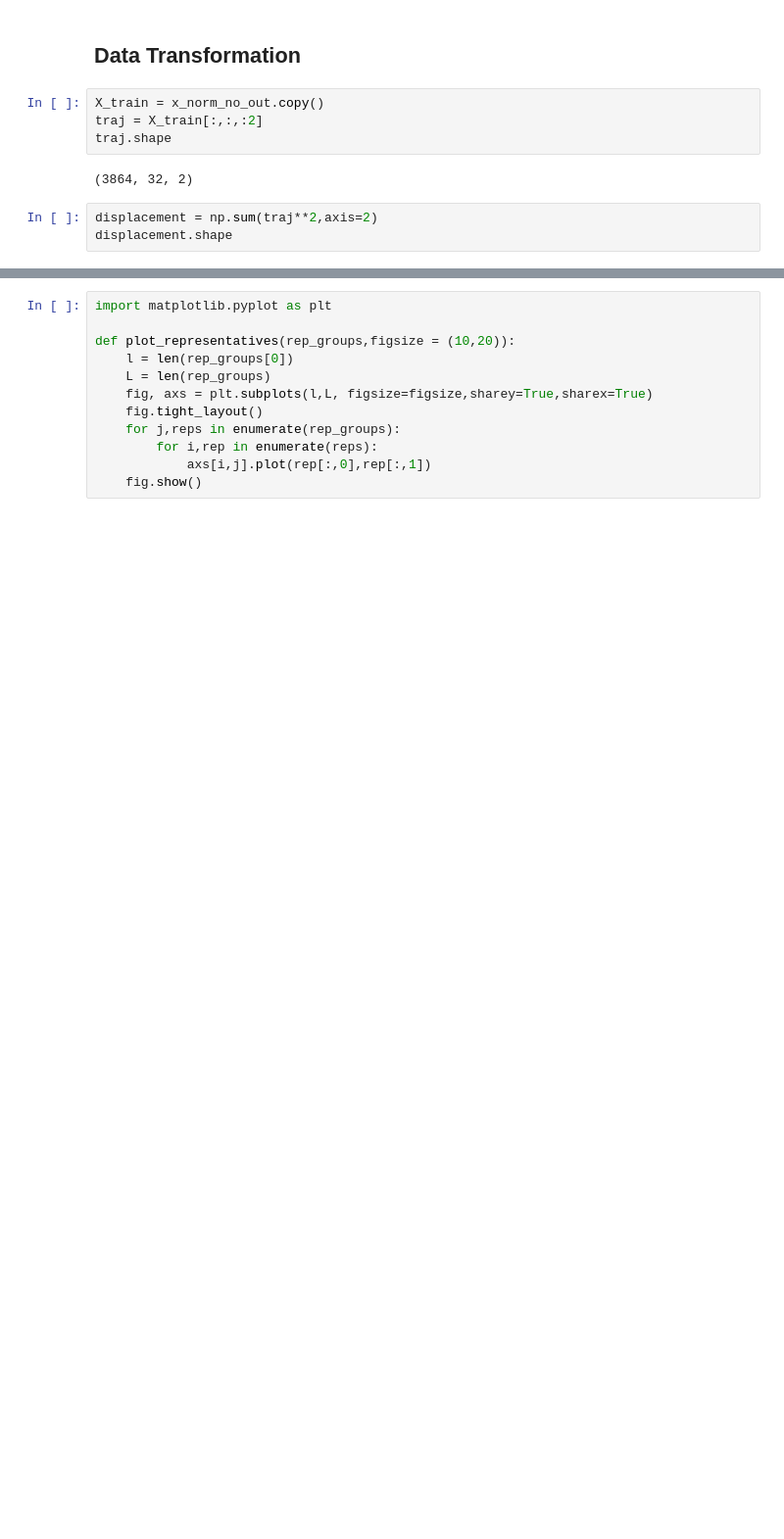
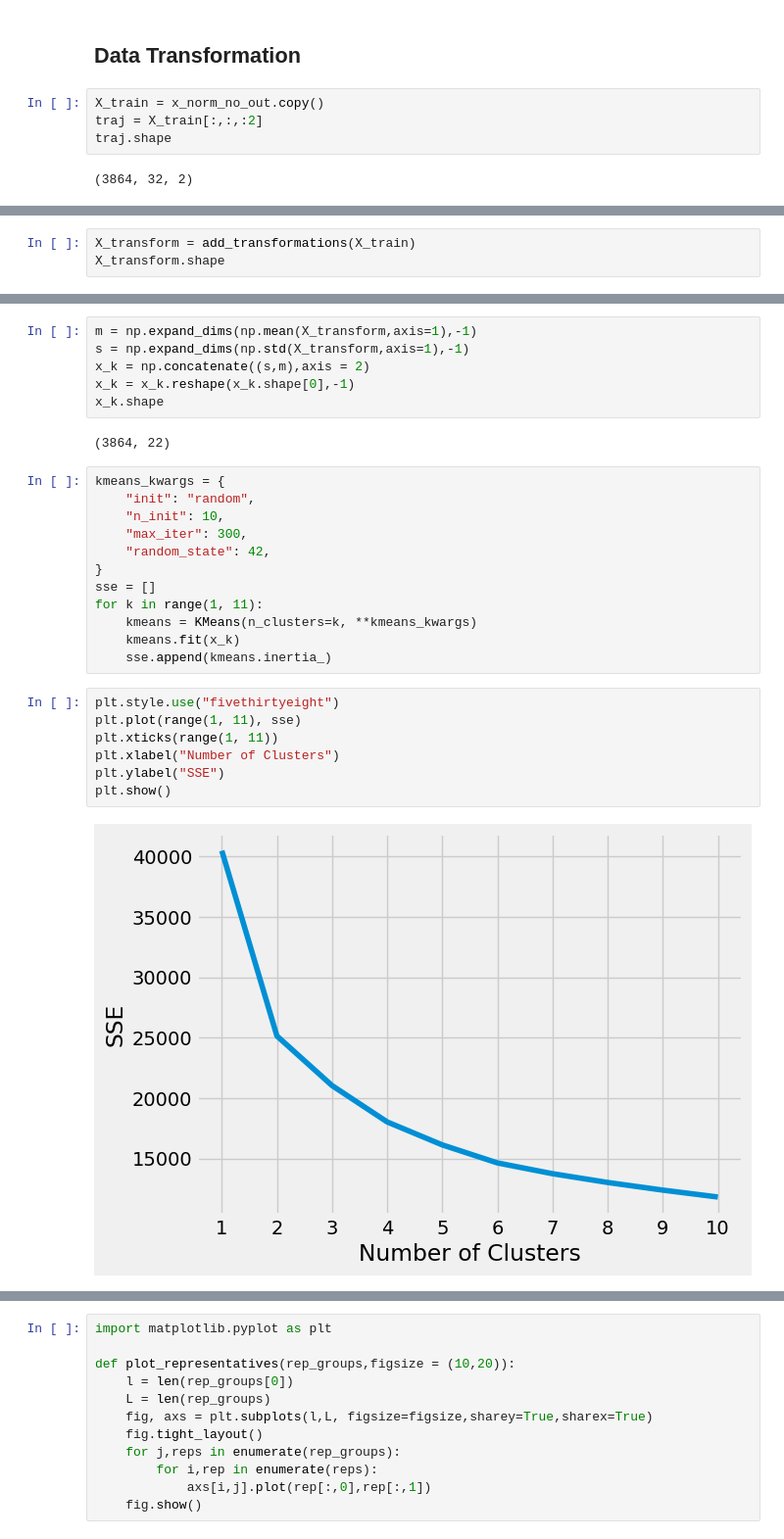
Before and after one commit to AsafAvr/Deep-Learning-Workshop, a Jupyter notebook: Submission/Clustering/EDA.ipynb, the cells around one changed output, grey strips where cells are left out. Shown at 98% size. Drawn from its saved outputs; the diff is of its cells as text; blank space fills up the shorter version.

```diff
--- a/Submission/Clustering/EDA.ipynb
+++ b/Submission/Clustering/EDA.ipynb
@@ -164,6 +191,3 @@ traj = X_train[:,:,:2]
 traj.shape
 # %% [output]
 (3864, 32, 2)
-# %%
-displacement = np.sum(traj**2,axis=2)
-displacement.shape
@@ -171,0 +232,3 @@ displacement.shape
+# %%
+X_transform = add_transformations(X_train)
+X_transform.shape
@@ -178,2 +246,31 @@ model.fit(displacement)
 # %% [output]
 TimeSeriesKMeans(max_iter=10, metric='dtw', n_clusters=4)
+# %%
+m = np.expand_dims(np.mean(X_transform,axis=1),-1)
+s = np.expand_dims(np.std(X_transform,axis=1),-1)
+x_k = np.concatenate((s,m),axis = 2)
+x_k = x_k.reshape(x_k.shape[0],-1)
+x_k.shape
+# %% [output]
+(3864, 22)
+# %%
+kmeans_kwargs = {
+    "init": "random",
+    "n_init": 10,
+    "max_iter": 300,
+    "random_state": 42,
+}
+sse = []
+for k in range(1, 11):
+    kmeans = KMeans(n_clusters=k, **kmeans_kwargs)
+    kmeans.fit(x_k)
+    sse.append(kmeans.inertia_)
+# %%
+plt.style.use("fivethirtyeight")
+plt.plot(range(1, 11), sse)
+plt.xticks(range(1, 11))
+plt.xlabel("Number of Clusters")
+plt.ylabel("SSE")
+plt.show()
+# %% [output]
+[figure, added]
```
Also changed, not shown: parts of 19 cells of this notebook, 4 other files.
